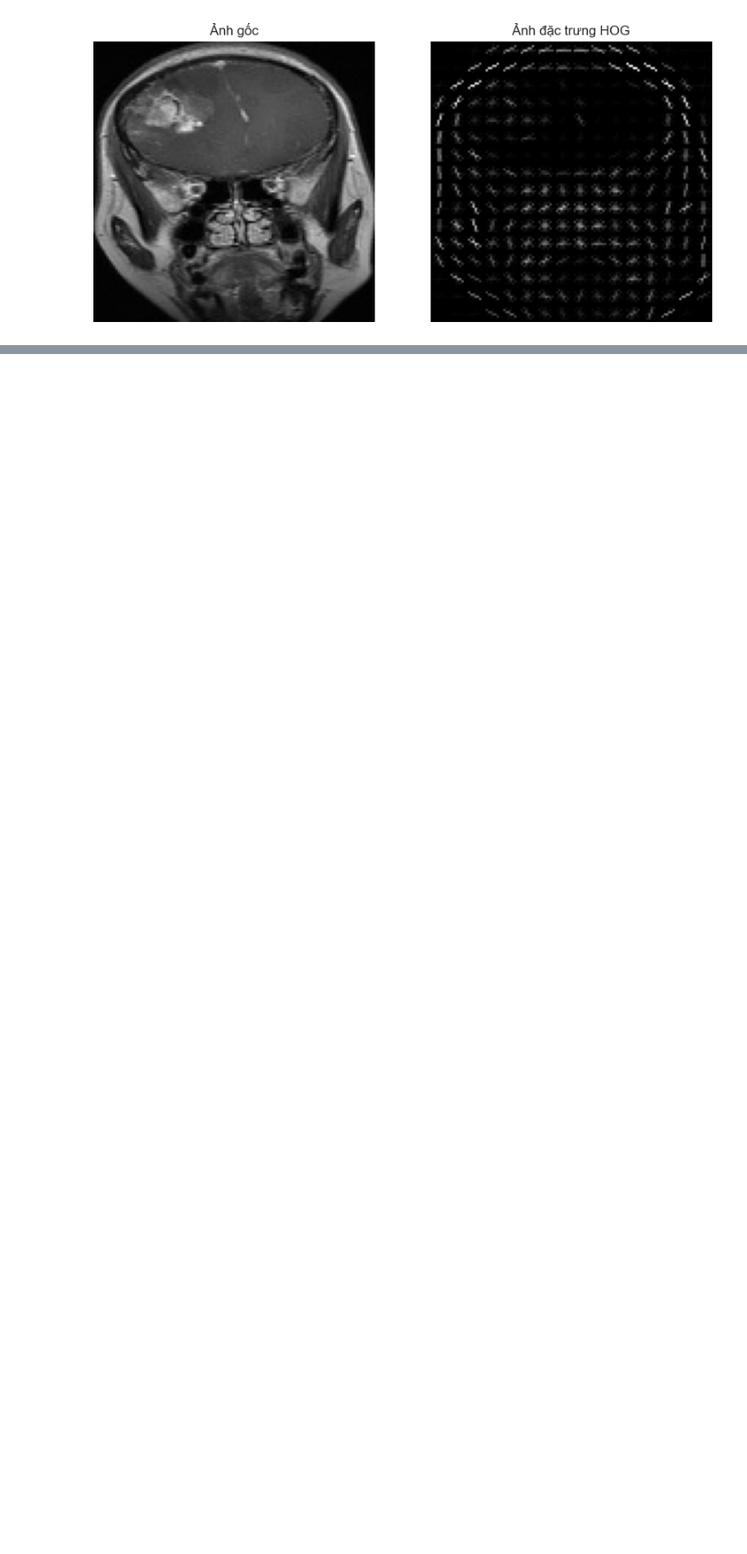
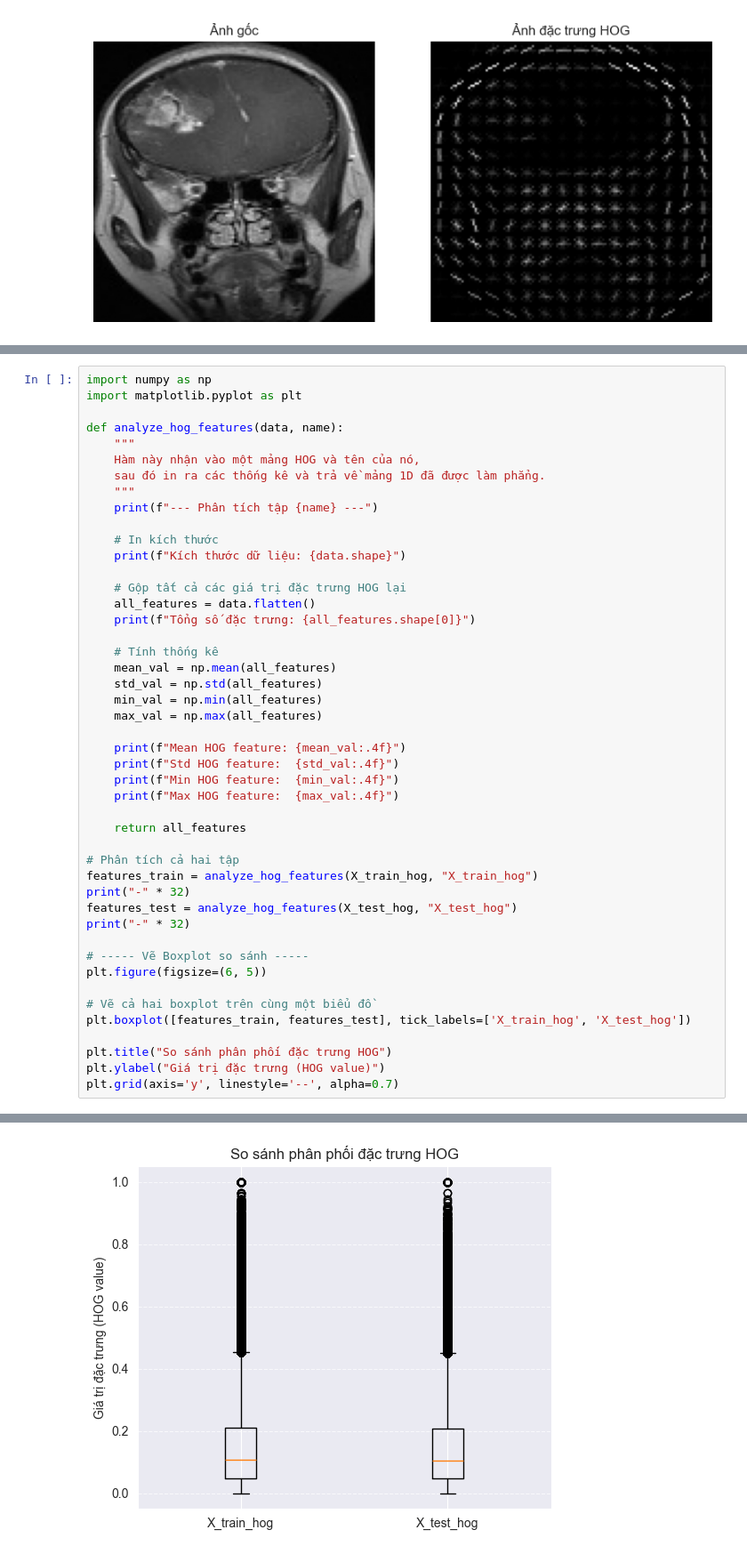
Before and after one commit to Duyhai2005/project_ml, a Jupyter notebook: preprocessing_data.ipynb, the cells around one changed output, grey strips where cells are left out. Shown at 89% size. Cells and saved outputs as stored; diff of their text form; blank space fills up the shorter version.

Commit message:
File preprocessing_data.ipynb da them phan tich du lieu tap hog (trung binh, phuong sai, min, max,...)

```diff
--- a/preprocessing_data.ipynb
+++ b/preprocessing_data.ipynb
@@ -434,0 +437,47 @@ plt.show()
+# %%
+import numpy as np
+import matplotlib.pyplot as plt
+
+def analyze_hog_features(data, name):
+    """
+    Hàm này nhận vào một mảng HOG và tên của nó,
+    sau đó in ra các thống kê và trả về mảng 1D đã được làm phẳng.
+    """
+    print(f"--- Phân tích tập {name} ---")
+
+    # In kích thước
+    print(f"Kích thước dữ liệu: {data.shape}")
+
+    # Gộp tất cả các giá trị đặc trưng HOG lại
+    all_features = data.flatten()
+    print(f"Tổng số đặc trưng: {all_features.shape[0]}")
+
+    # Tính thống kê
+    mean_val = np.mean(all_features)
+    std_val = np.std(all_features)
+    min_val = np.min(all_features)
+    max_val = np.max(all_features)
+
+    print(f"Mean HOG feature: {mean_val:.4f}")
+    print(f"Std HOG feature:  {std_val:.4f}")
+    print(f"Min HOG feature:  {min_val:.4f}")
+    print(f"Max HOG feature:  {max_val:.4f}")
+
+    return all_features
+
+# Phân tích cả hai tập
+features_train = analyze_hog_features(X_train_hog, "X_train_hog")
+print("-" * 32)
+features_test = analyze_hog_features(X_test_hog, "X_test_hog")
+print("-" * 32)
+
+# ----- Vẽ Boxplot so sánh -----
+plt.figure(figsize=(6, 5))
+
+# Vẽ cả hai boxplot trên cùng một biểu đồ
+plt.boxplot([features_train, features_test], tick_labels=['X_train_hog', 'X_test_hog'])
+
+plt.title("So sánh phân phối đặc trưng HOG")
+plt.ylabel("Giá trị đặc trưng (HOG value)")
+plt.grid(axis='y', linestyle='--', alpha=0.7)
+# %% [output]
@@ -434,0 +500 @@ plt.show()
+[figure, added]
```
Also changed, not shown: parts of 3 cells of this notebook.
